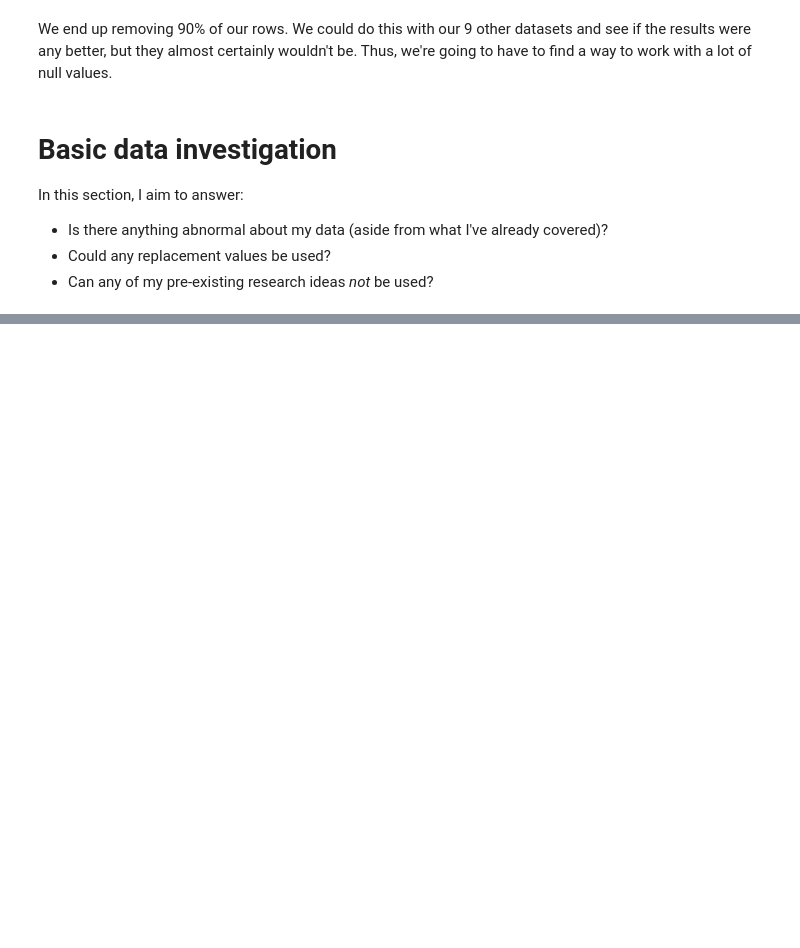
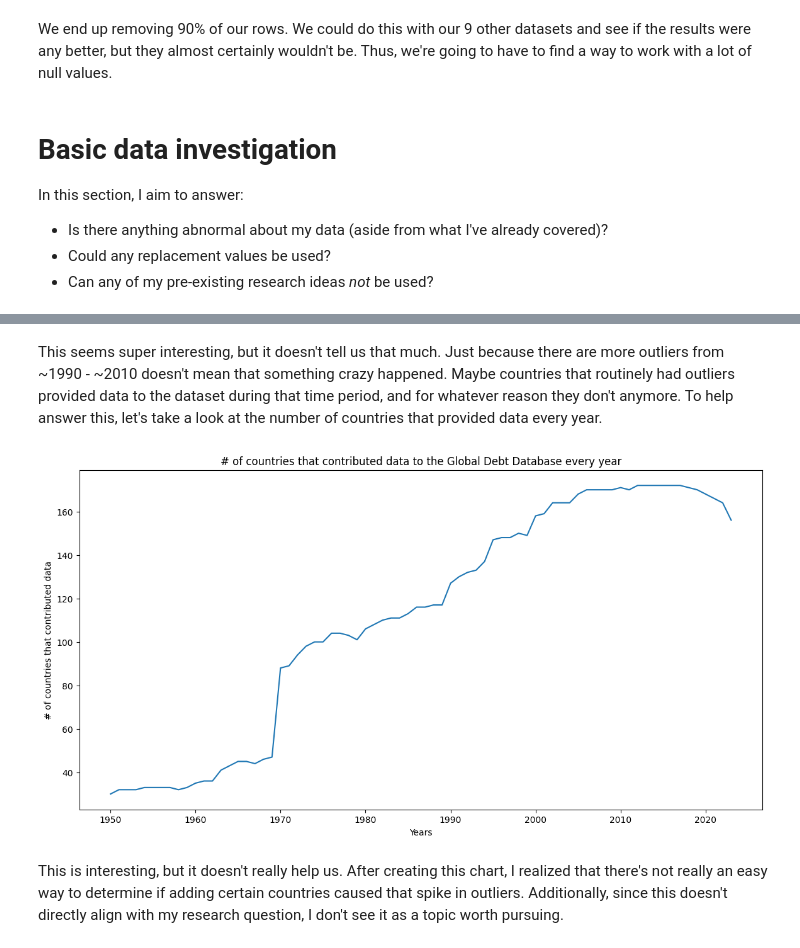
Before and after one commit to kurealnum/dsrp-2025, a Jupyter notebook: DSRP_Global_Debt.ipynb, the cells around one changed output, grey strips where cells are left out. Cells and saved outputs as stored; diff of their text form; code cells hidden in the pictures; blank space fills up the shorter version.

```diff
--- a/DSRP_Global_Debt.ipynb
+++ b/DSRP_Global_Debt.ipynb
@@ -199,0 +383,21 @@ Moving on, I plan to choose a single dataset to get started with. With that dats
+# %% [markdown]
+This seems super interesting, but it doesn't tell us that much. Just because there are more outliers from ~1990 - ~2010 doesn't mean that something crazy happened. Maybe countries that routinely had outliers provided data to the dataset during that time period, and for whatever reason they don't anymore. To help answer this, let's take a look at the number of countries that provided data every year.
+# %%
+central_govt_debt_num_countries = []
+years = central_govt_debt_df.drop(central_govt_debt_df.columns[0], axis=1)
+
+for column in years:
+  x = central_govt_debt_df[column]
+  x.replace("no data", pd.NA, inplace=True)
+  x.dropna(inplace=True)
+  central_govt_debt_num_countries.append(len(x))
+
+plt.plot(years.columns, central_govt_debt_num_countries)
+plt.xlabel("Years")
+plt.ylabel("# of countries that contributed data")
+plt.title("# of countries that contributed data to the Global Debt Database every year")
+plt.show()
+# %% [output]
+[figure, added]
+# %% [markdown]
+This is interesting, but it doesn't really help us. After creating this chart, I realized that there's not really an easy way to determine if adding certain countries caused that spike in outliers. Additionally, since this doesn't directly align with my research question, I don't see it as a topic worth pursuing.
```
Also changed, not shown: parts of 34 cells of this notebook.
